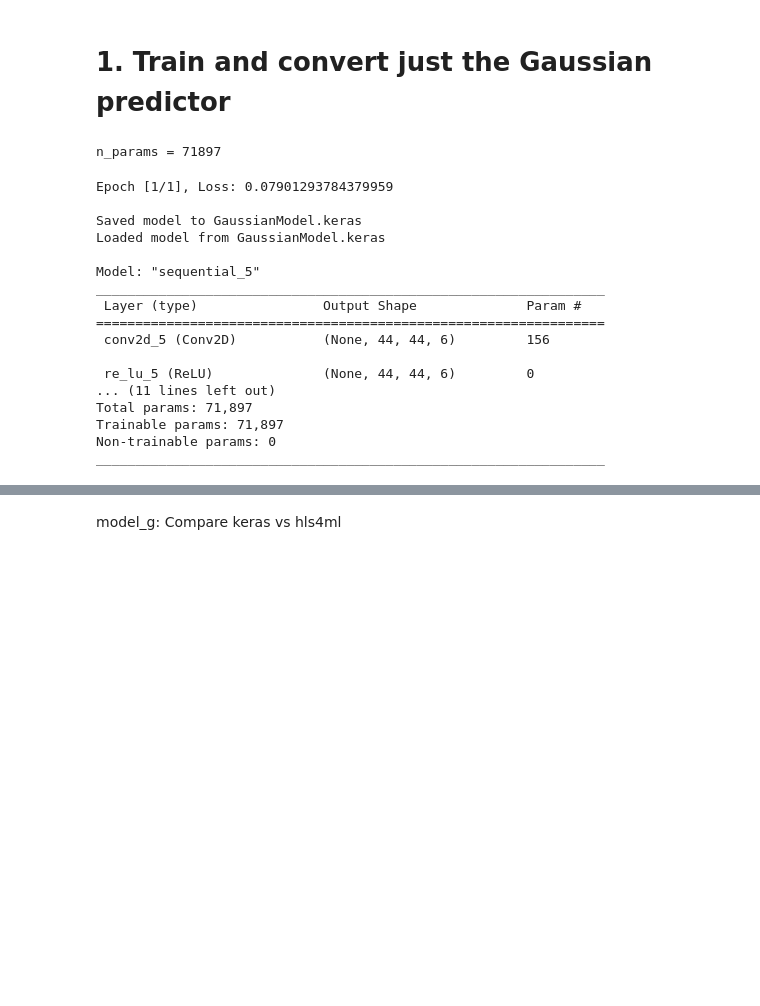
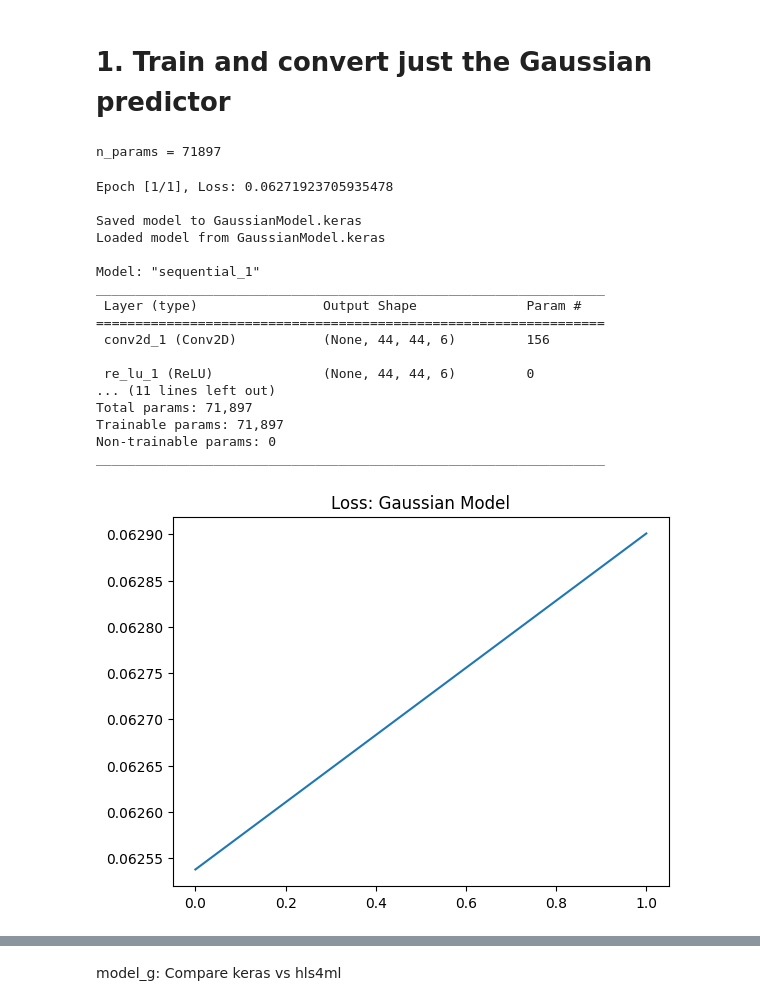
Before and after one commit to abdelabd/Rheed-GaussianModel, a Jupyter notebook: full_model_conversion.ipynb, the cells around one changed output, grey strips where cells are left out. Saved outputs shown, nothing was run; the diff lists cells and outputs as text; code cells hidden in the pictures; blank space fills up the shorter version.

```diff
--- a/full_model_conversion.ipynb
+++ b/full_model_conversion.ipynb
@@ -263,7 +263,7 @@ model_g_checkpoint_path = "GaussianModel.keras"
 
 model_g.compile(optimizer='adam', loss=custom_weighted_mse_loss)
 print(f"n_params = {model_g.count_params()}")
-
+losses_g = []
 # Training Loop
 if TRAIN_MODEL:
     best_loss = float('inf')
@@ -285,41 +285,49 @@ if TRAIN_MODEL:
                 unscaled_param = tf.constant(embedding * output_scaler.var_ ** 0.5 + output_scaler.mean_)
                 final = generate_guassian(unscaled_param, (CROP_BOX_ROWS, CROP_BOX_COLS))
                 loss = custom_weighted_mse_loss(image_batch, final, n)
+                losses_g.append(loss)
             grads = tape.gradient(loss, model_g.trainable_variables)
             optimizer.apply_gradients(zip(grads, model_g.trainable_variables))
 
             running_loss += loss.numpy()
         average_loss = running_loss / len(dataset)
         print(f"Epoch [{epoch+1}/{NUM_EPOCHS}], Loss: {average_loss}")
 
     if SAVE_MODEL:
         model_g.save(model_g_checkpoint_path)
         print(f"\nSaved model to {model_g_checkpoint_path}")
 
 if LOAD_MODEL:
     model_g.load_weights(model_g_checkpoint_path)
     print(f"Loaded model from {model_g_checkpoint_path}\n")
 
 model_g.summary()
+
+plt.figure()
+plt.plot(losses_g)
+plt.title('Loss: Gaussian Model')
+plt.show()
+plt.close()
 # %% [output]
 n_params = 71897
-Epoch [1/1], Loss: 0.07901293784379959
+Epoch [1/1], Loss: 0.06271923705935478
 
 Saved model to GaussianModel.keras
 Loaded model from GaussianModel.keras
 
-Model: "sequential_5"
+Model: "sequential_1"
 _________________________________________________________________
  Layer (type)                Output Shape              Param #
 =================================================================
- conv2d_5 (Conv2D)           (None, 44, 44, 6)         156
+ conv2d_1 (Conv2D)           (None, 44, 44, 6)         156
 
- re_lu_5 (ReLU)              (None, 44, 44, 6)         0
+ re_lu_1 (ReLU)              (None, 44, 44, 6)         0
 ... (11 lines left out)
 Total params: 71,897
 Trainable params: 71,897
 Non-trainable params: 0
 _________________________________________________________________
+[figure, added]
 # %%
 # Generate the configuration from the Keras model
 config_g = hls4ml.utils.config_from_keras_model(model_g)
```
Also changed, not shown: parts of 6 cells of this notebook.
